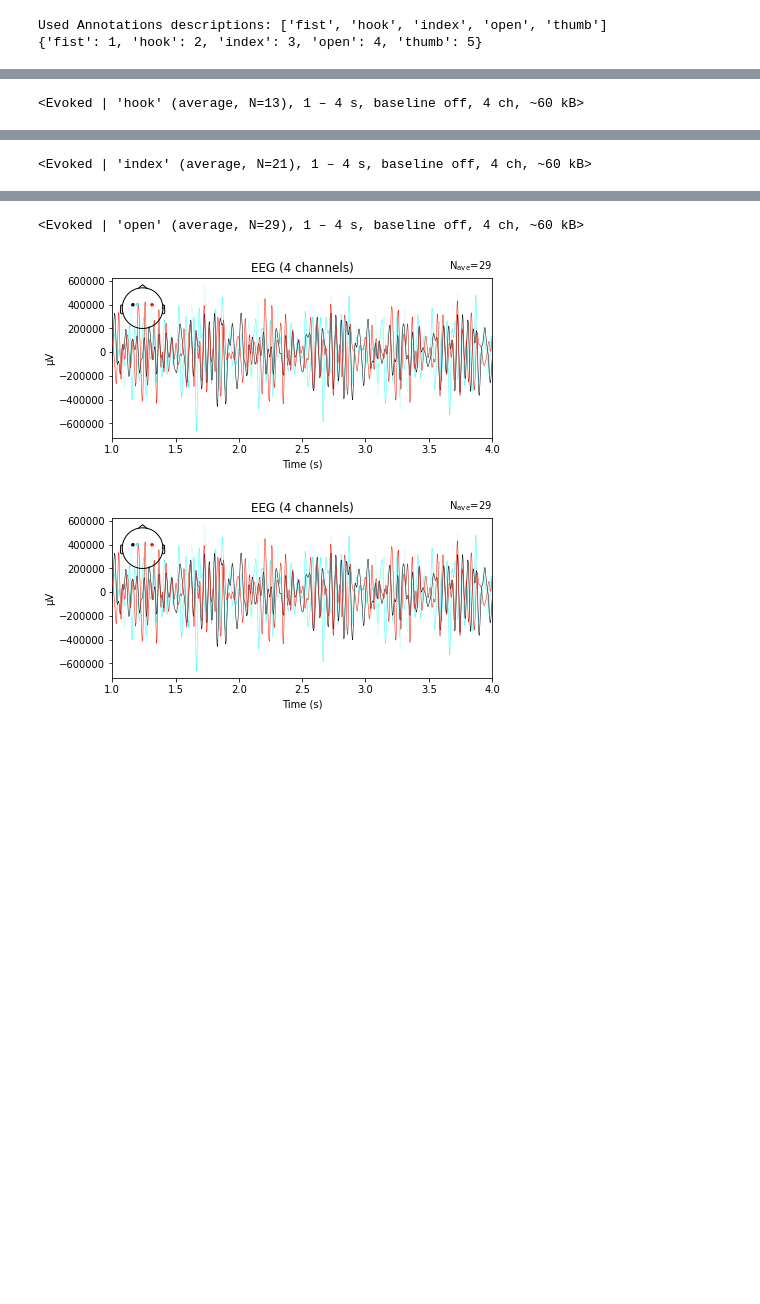
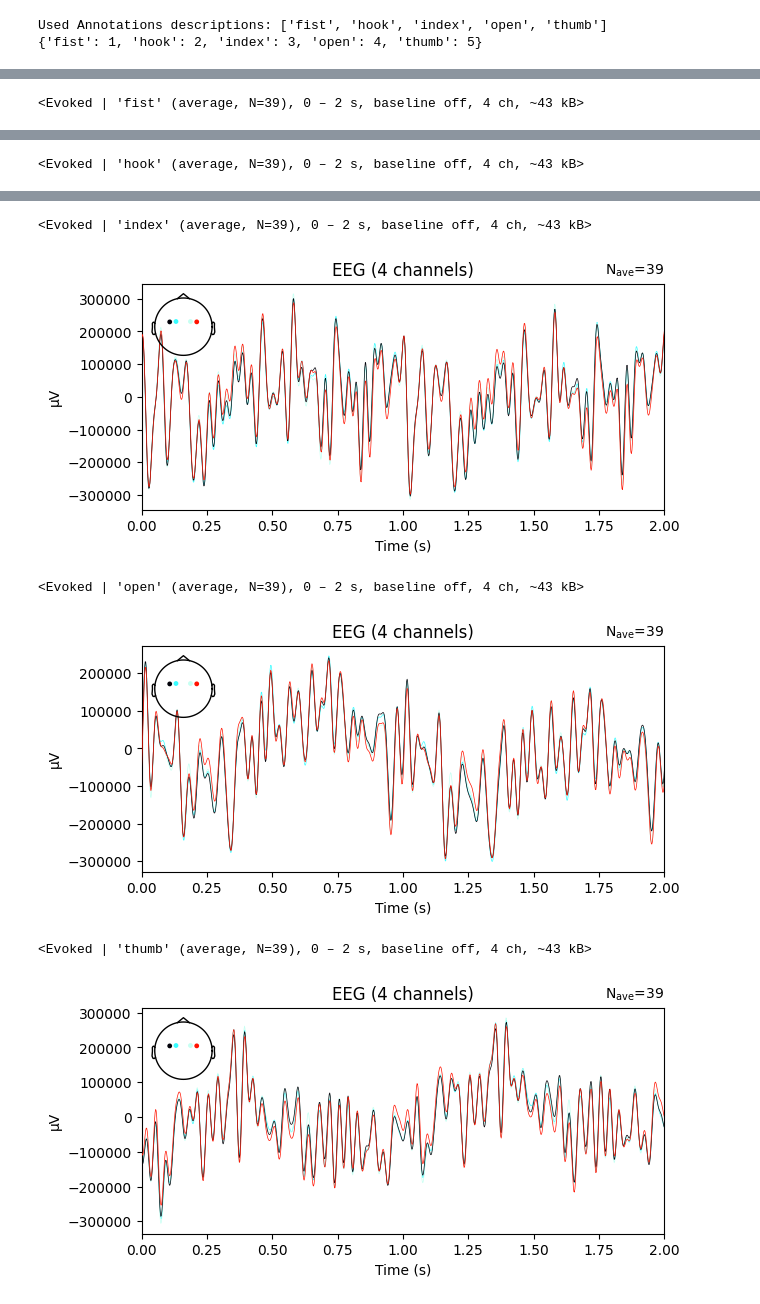
Before and after one commit to frhnfrnk/capstone, a Jupyter notebook: classification/main.ipynb, the cells around one changed output, grey strips where cells are left out. Saved outputs shown, nothing was run; the diff lists cells and outputs as text; code cells hidden in the pictures; blank space fills up the shorter version.

```diff
--- a/classification/main.ipynb
+++ b/classification/main.ipynb
@@ -37,11 +84,11 @@ Data
 # %%
-raw.filter(7., 35., fir_design='firwin')
+raw.filter(.5, 30., fir_design='firwin')
 
 picks = mne.pick_types(raw.info, meg=False, eeg=True, eog=False, stim=False,
                        exclude='bads')
 
 
-tmin, tmax = 1., 4.
+tmin, tmax = 0, 2
 event_id = dict({'fist': 1, 'hook': 2, 'index': 3, 'open': 4, 'thumb': 5})
 
 epochs = mne.Epochs(raw, events, event_id, tmin, tmax, proj=True, picks=picks,
@@ -70,4 +123,8 @@ Using data from preloaded Raw for 152 events and 1501 original time points ...
 # %%
+evoked = epochs['fist'].average()
+print(evoked)
+evoked.plot(time_unit='s')
+
 evoked = epochs['hook'].average()
 print(evoked)
 evoked.plot(time_unit='s')
@@ -79,5 +136,9 @@ evoked.plot(time_unit='s')
 evoked = epochs['open'].average()
 print(evoked)
 evoked.plot(time_unit='s')
+
+evoked = epochs['thumb'].average()
+print(evoked)
+evoked.plot(time_unit='s')
 # %% [output]
-<Evoked | 'hook' (average, N=13), 1 – 4 s, baseline off, 4 ch, ~60 kB>
+<Evoked | 'fist' (average, N=39), 0 – 2 s, baseline off, 4 ch, ~43 kB>
@@ -85 +146 @@ evoked.plot(time_unit='s')
-<Evoked | 'index' (average, N=21), 1 – 4 s, baseline off, 4 ch, ~60 kB>
+<Evoked | 'hook' (average, N=39), 0 – 2 s, baseline off, 4 ch, ~43 kB>
@@ -87,3 +148,6 @@ evoked.plot(time_unit='s')
-<Evoked | 'open' (average, N=29), 1 – 4 s, baseline off, 4 ch, ~60 kB>
+<Evoked | 'index' (average, N=39), 0 – 2 s, baseline off, 4 ch, ~43 kB>
-[figure, old version]
+[figure, new version]
+<Evoked | 'open' (average, N=39), 0 – 2 s, baseline off, 4 ch, ~43 kB>
-[figure, old version]
+[figure, new version]
+<Evoked | 'thumb' (average, N=39), 0 – 2 s, baseline off, 4 ch, ~43 kB>
+[figure, added]
```
Also changed, not shown: parts of 13 cells of this notebook.
